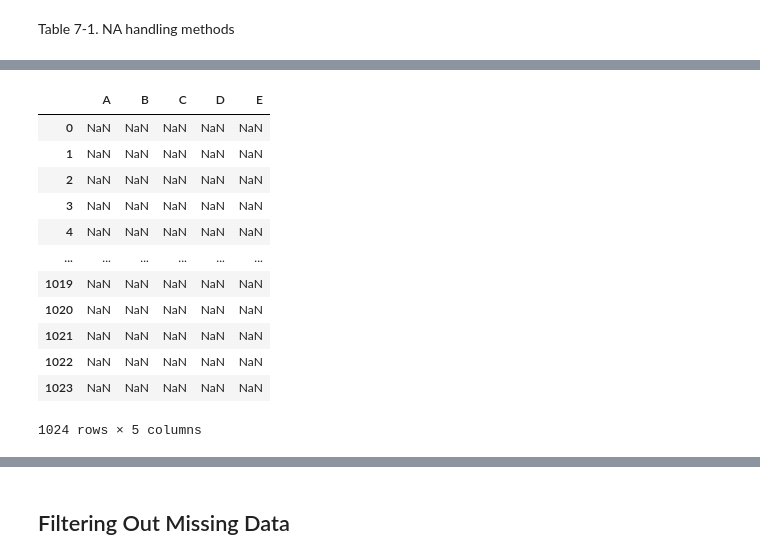
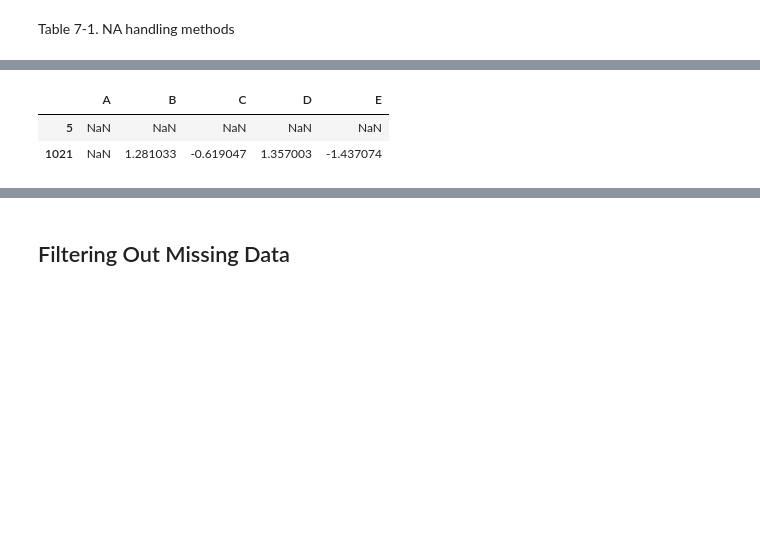
Before and after one commit to DanishHudani/Python-for-Data-Analysis-OReilly, a Jupyter notebook: Python for Data Analysis by Wes McKinney/Coding Practice/Chp7 - Data Cleaning and Preparation/Chp7 - Data Cleaning and Preparation.ipynb, the cells around one changed output, grey strips where cells are left out. Saved outputs shown, nothing was run; the diff lists cells and outputs as text; code cells hidden in the pictures; blank space fills up the shorter version.

```diff
--- a/Python for Data Analysis by Wes McKinney/Coding Practice/Chp7 - Data Cleaning and Preparation/Chp7 - Data Cleaning and Preparation.ipynb
+++ b/Python for Data Analysis by Wes McKinney/Coding Practice/Chp7 - Data Cleaning and Preparation/Chp7 - Data Cleaning and Preparation.ipynb
@@ -93,20 +93,10 @@ df
 1024 rows × 5 columns
 # %%
-df[df.isnull()]
+df[(df.isnull()).any(1)]
 # %% [output]
 |  | A | B | C | D | E |
-| 0 | NaN | NaN | NaN | NaN | NaN |
-| 1 | NaN | NaN | NaN | NaN | NaN |
-| 2 | NaN | NaN | NaN | NaN | NaN |
-| 3 | NaN | NaN | NaN | NaN | NaN |
-| 4 | NaN | NaN | NaN | NaN | NaN |
-| ... | ... | ... | ... | ... | ... |
-| 1019 | NaN | NaN | NaN | NaN | NaN |
-| 1020 | NaN | NaN | NaN | NaN | NaN |
-| 1021 | NaN | NaN | NaN | NaN | NaN |
-| 1022 | NaN | NaN | NaN | NaN | NaN |
-| 1023 | NaN | NaN | NaN | NaN | NaN |
+| 5 | NaN | NaN | NaN | NaN | NaN |
+| 1021 | NaN | 1.281033 | -0.619047 | 1.357003 | -1.437074 |
-1024 rows × 5 columns
 # %%
 df.dropna(thresh=2)
 # %% [output]
```
Also changed, not shown: parts of 144 cells of this notebook, 4 other files.
